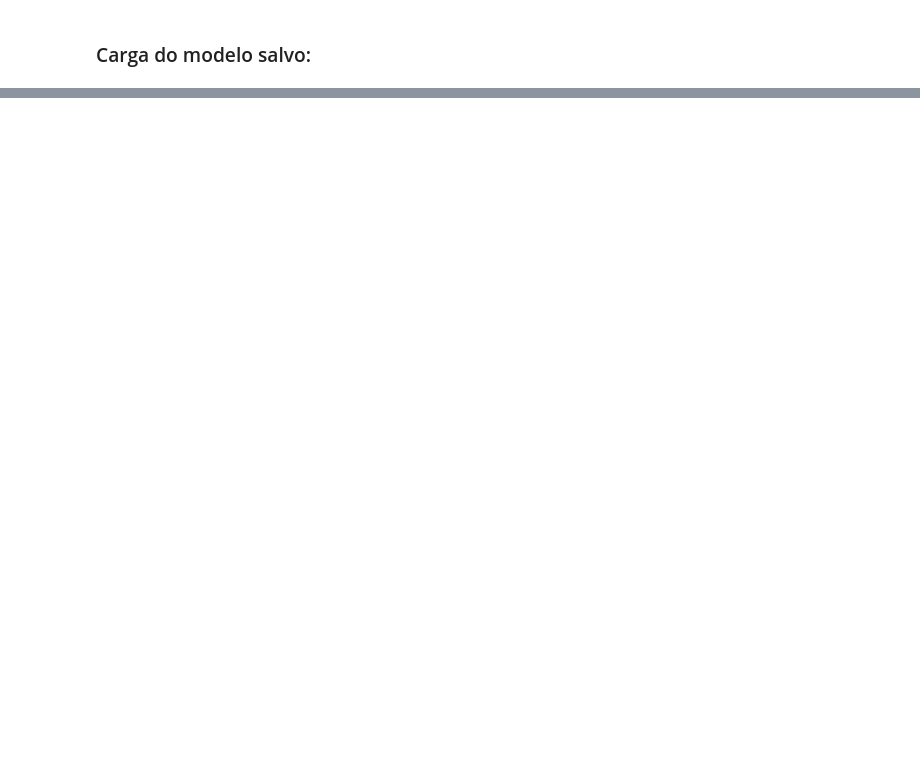
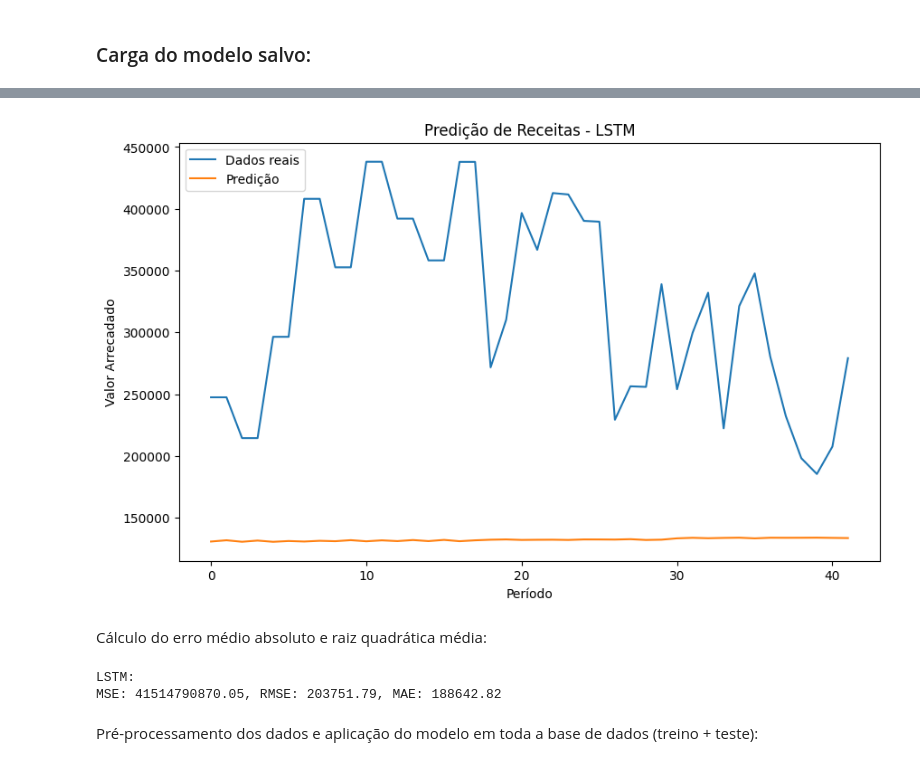
Before and after one commit to AllysonAbreu/neural_network_studies, a Jupyter notebook: notebooks/v2/rede_neural_dados_nuvem.ipynb, the cells around one changed output, grey strips where cells are left out. Drawn from its saved outputs; the diff is of its cells as text; code cells hidden in the pictures; blank space fills up the shorter version.

Commit message:
rever   os dados

```diff
--- a/notebooks/v2/rede_neural_dados_nuvem.ipynb
+++ b/notebooks/v2/rede_neural_dados_nuvem.ipynb
@@ -803,0 +807,22 @@ model_lstm = tf.keras.models.load_model('receitas_2013_2022')
+# %%
+def prediction(model):
+    y_pred = model.predict(X_test)
+    y_pred = scaler_y.inverse_transform(y_pred)
+    return y_pred
+# %%
+def plot_future(prediction, y_test):
+    plt.figure(figsize=(10,6))
+    range_future = len(prediction)
+    plt.plot(np.arange(range_future), np.array(y_test), label='Dados reais')
+    plt.plot(np.arange(range_future), np.array(prediction),label='Predição')
+    plt.legend(loc='upper left')
+    plt.xlabel('Período')
+    plt.ylabel('Valor Arrecadado')
+    plt.title('Predição de Receitas - LSTM')
+    plt.savefig('../../src/static/images/figura[3].png')
+    plt.show()
+# %%
+y_test = scaler_y.inverse_transform(y_test)
+y_train = scaler_y.inverse_transform(y_train)
+
+prediction_lstm = prediction(model_lstm)
@@ -803,0 +871,6 @@ model_lstm = tf.keras.models.load_model('receitas_2013_2022')
+# %%
+plot_future(prediction_lstm, y_test)
+# %% [output]
+[figure, added]
+# %% [markdown]
+Cálculo do erro médio absoluto e raiz quadrática média:
@@ -803,0 +885,7 @@ model_lstm = tf.keras.models.load_model('receitas_2013_2022')
+# %%
+evaluate_prediction(prediction_lstm, y_test, 'LSTM')
+# %% [output]
+LSTM:
+MSE: 41514790870.05, RMSE: 203751.79, MAE: 188642.82
+# %% [markdown]
+Pré-processamento dos dados e aplicação do modelo em toda a base de dados (treino + teste):
```
Also changed, not shown: parts of 24 cells of this notebook, 11 other files.
